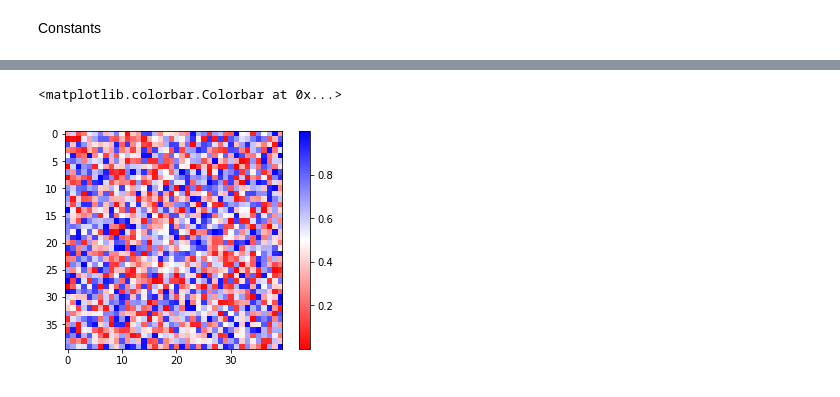
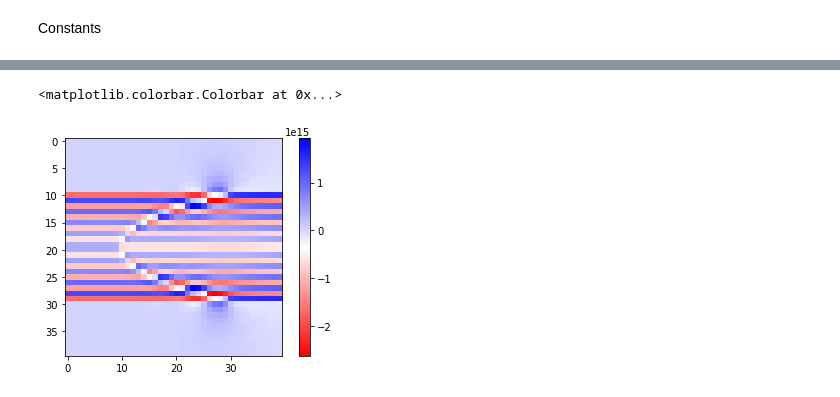
Before and after one commit to andrevich95/matmod-labs, a Jupyter notebook: laba1.ipynb, the cells around one changed output, grey strips where cells are left out. Drawn from its saved outputs; the diff is of its cells as text; code cells hidden in the pictures.

Commit message:
Graphics and main functions

```diff
--- a/laba1.ipynb
+++ b/laba1.ipynb
@@ -60,0 +69,34 @@ array([ 4.32515957e+00,  3.92885227e+00, -1.69569814e+00, -2.93350383e+00,
+# %%
+def normal2point(x0,y0,x1,y1):
+    x = (x1-x0)/sqrt(pow(x1-x0,2)+pow(y1-y0,2))
+    y = (y1-y0)/sqrt(pow(x1-x0,2)+pow(y1-y0,2))
+    return (-y,x)
+
+def Rj(x0,y0,x,y):
+    return np.max(np.array([0.5*np.min(R),sqrt(pow(x-x0,2)+pow(y-y0,2))]))
+
+def vj(x,y,x0,y0):
+    res_x = (x-x0)/(2*pi*pow(Rj(x0,y0,x,y),2))
+    res_y = (y-y0)/(2*pi*pow(Rj(x0,y0,x,y),2))
+    return [res_x,res_y]
+
+def createMatrix(collocation, points, v_inf, G0):
+    norm = [np.array(normal2point(points[i,0],points[i,1],points[i+1,0],points[i+1,1])).reshape(2,1) for i in range(len(points)-1) ]
+    b = [np.dot(-1*v_inf,i) for i in norm]
+    b.append(G0)
+    b = np.array(b, dtype='float')
+    A = []
+    for i in range(len(collocation)):
+        A.append([np.dot(vj(collocation[i,0],collocation[i,1],p[0],p[1]),norm[i])[0] for p in points])
+    A.append(np.ones(len(points)))
+    A = np.array(A, dtype='float')
+    return np.linalg.solve(A,b)
+# %%
+Gamma = createMatrix(data_colocation, data, v_inf, G0)
+# %%
+def phi(x, y, t, points, G):
+    return x*sin(alpha) + y*cos(alpha) + np.sum([G[j]/(2*pi)*atan((y-points[j,1])/(x-points[j,0])) for j in range(len(points))])
+# %%
+for i in range(area.shape[0]):
+    for j in range(area.shape[1]):
+        area[i,j] = phi(mesh[i,j][0], mesh[i,j][1], 1, data, Gamma)
@@ -61,8 +121,8 @@ array([ 4.32515957e+00,  3.92885227e+00, -1.69569814e+00, -2.93350383e+00,
 # %%
-cmap = mcolors.LinearSegmentedColormap.from_list('colormap', ('red', 'white', 'blue'))
-plt.imshow(test, cmap=cmap)
+#### cmap = mcolors.LinearSegmentedColormap.from_list('colormap', ('red', 'white', 'blue'))
+plt.imshow(area, cmap=cmap)
 plt.colorbar()
 #plt.imshow(test, cmap=cmap)
 # %% [output]
 <matplotlib.colorbar.Colorbar at 0x...>
-[figure, old version]
+[figure, new version]
```
Also changed, not shown: parts of 15 cells of this notebook.
